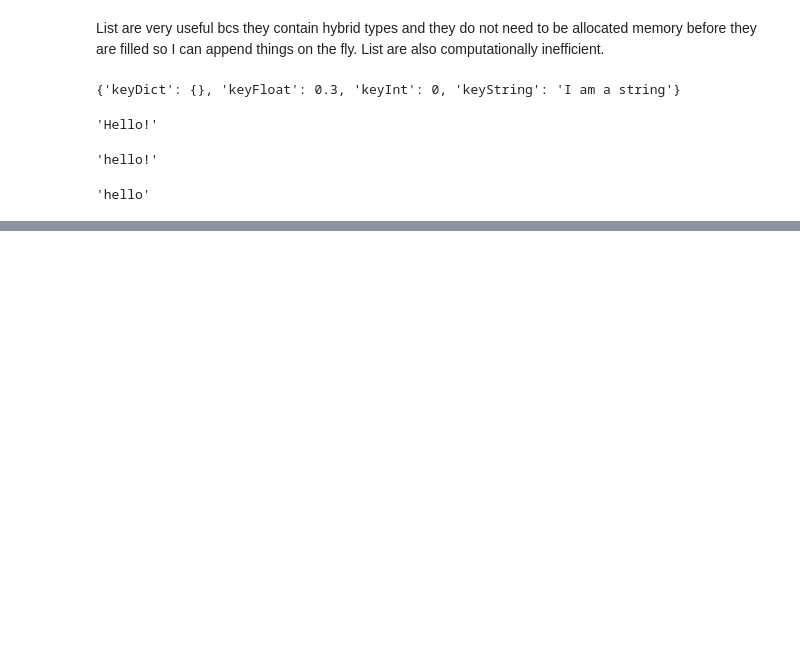
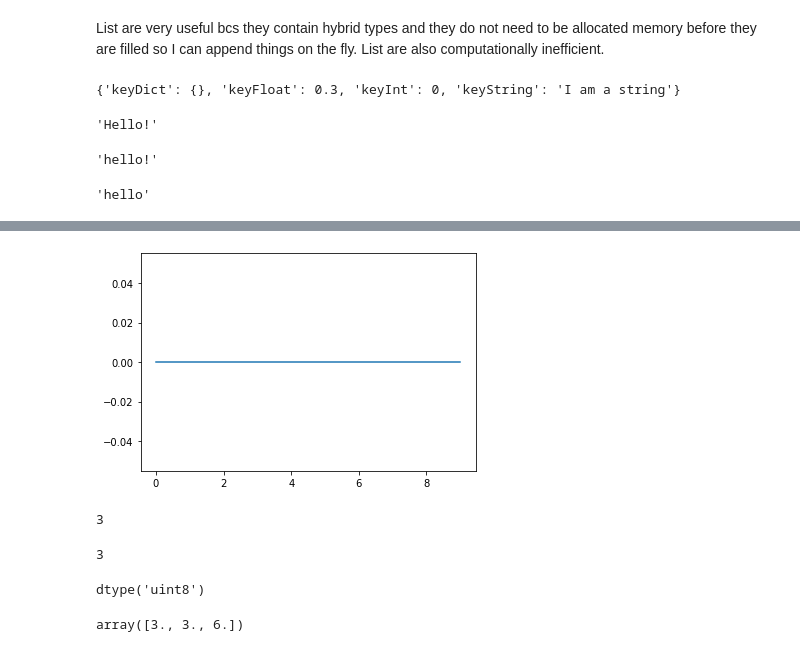
Before and after one commit to MarcoM95/MLPNS2021, a Jupyter notebook: pyBootUnipr.ipynb, the cells around one changed output, grey strips where cells are left out. Saved outputs shown, nothing was run; the diff lists cells and outputs as text; code cells hidden in the pictures; blank space fills up the shorter version.

```diff
--- a/pyBootUnipr.ipynb
+++ b/pyBootUnipr.ipynb
@@ -127,0 +143,12 @@ stringVariable.replace("!",'')
+# %%
+plt.plot(range(10),np.zeros(10));
+# %% [output]
+[figure, added]
+# %%
+np.int16(3)
+# %% [output]
+3
+# %%
+np.uint8(3)  # Images are often saved as uint8
+# %% [output]
+3
@@ -127,0 +157,8 @@ stringVariable.replace("!",'')
+# %%
+npuint8.dtype  #this is an attribute --> has no computational costs (as methods)
+# %% [output]
+dtype('uint8')
+# %%
+np.array([intVariable, floatVariable, 6]) #Arrays must contain the same type inside them !!
+# %% [output]
+array([3., 3., 6.])
```
Also changed, not shown: parts of 75 cells of this notebook.
